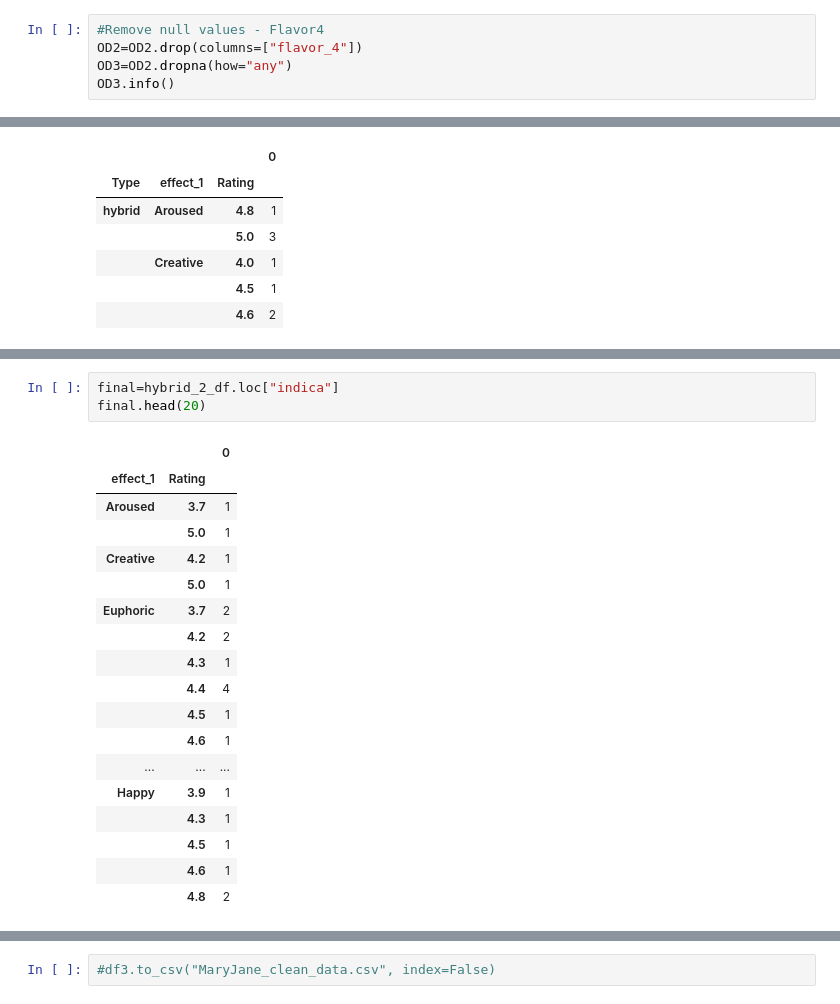
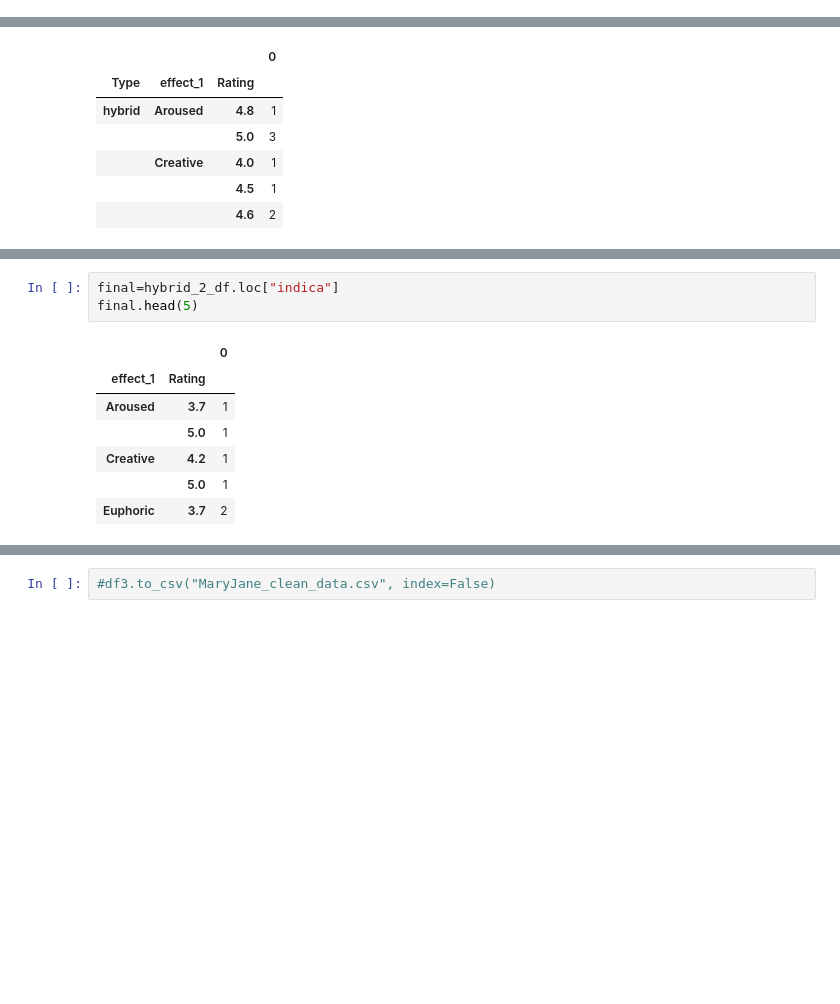
Before and after one commit to Berli85/SMU-Project-1-MaryJane, a Jupyter notebook: Robbins_Work/Project 1 Team 2 data_Robbins.ipynb, the cells around one changed output, grey strips where cells are left out. Drawn from its saved outputs; the diff is of its cells as text; blank space fills up the shorter version.

```diff
--- a/Robbins_Work/Project 1 Team 2 data_Robbins.ipynb
+++ b/Robbins_Work/Project 1 Team 2 data_Robbins.ipynb
@@ -163,8 +123,3 @@ Tingly        32
 Giggly        12
 Dry            1
 Name: count, dtype: int64
-# %%
-#Remove null values - Flavor4
-OD2=OD2.drop(columns=["flavor_4"])
-OD3=OD2.dropna(how="any")
-OD3.info()
@@ -291,24 +303,13 @@ final.head(20)
 # %%
 final=hybrid_2_df.loc["indica"]
-final.head(20)
+final.head(5)
 # %% [output]
 |  |  | 0 |
 | effect_1 | Rating |  |
 | Aroused | 3.7 | 1 |
 |  | 5.0 | 1 |
 | Creative | 4.2 | 1 |
 |  | 5.0 | 1 |
 | Euphoric | 3.7 | 2 |
-|  | 4.2 | 2 |
-|  | 4.3 | 1 |
-|  | 4.4 | 4 |
-|  | 4.5 | 1 |
-|  | 4.6 | 1 |
-| ... | ... | ... |
-| Happy | 3.9 | 1 |
-|  | 4.3 | 1 |
-|  | 4.5 | 1 |
-|  | 4.6 | 1 |
-|  | 4.8 | 2 |
 # %%
 final=hybrid_2_df.loc["sativa"]
```
Also changed, not shown: parts of 32 cells of this notebook.
